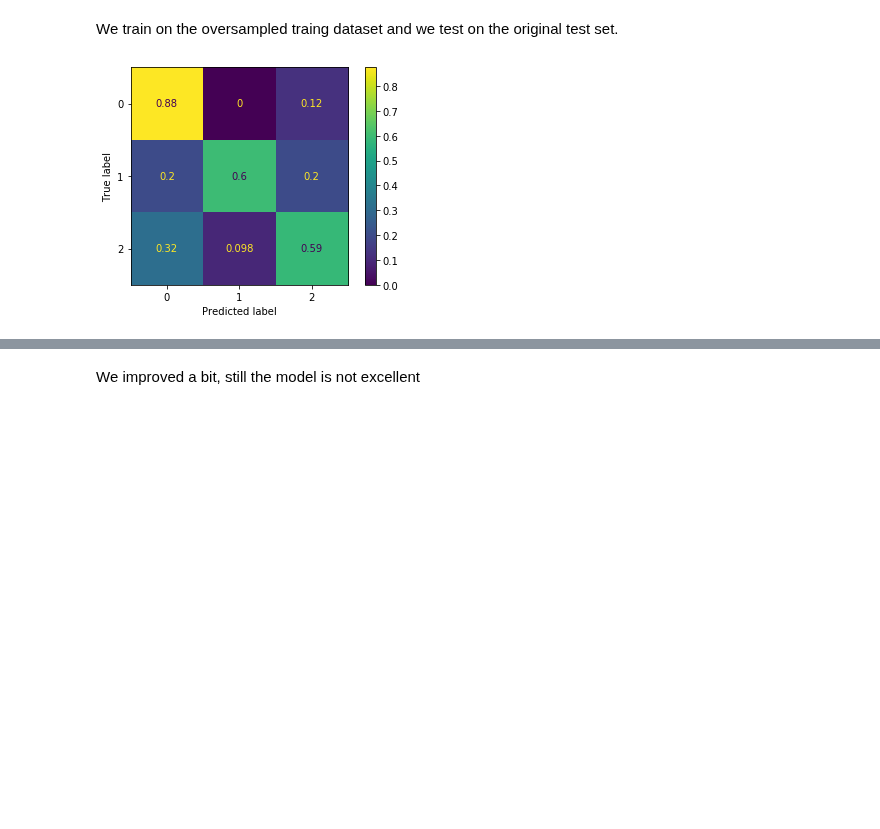
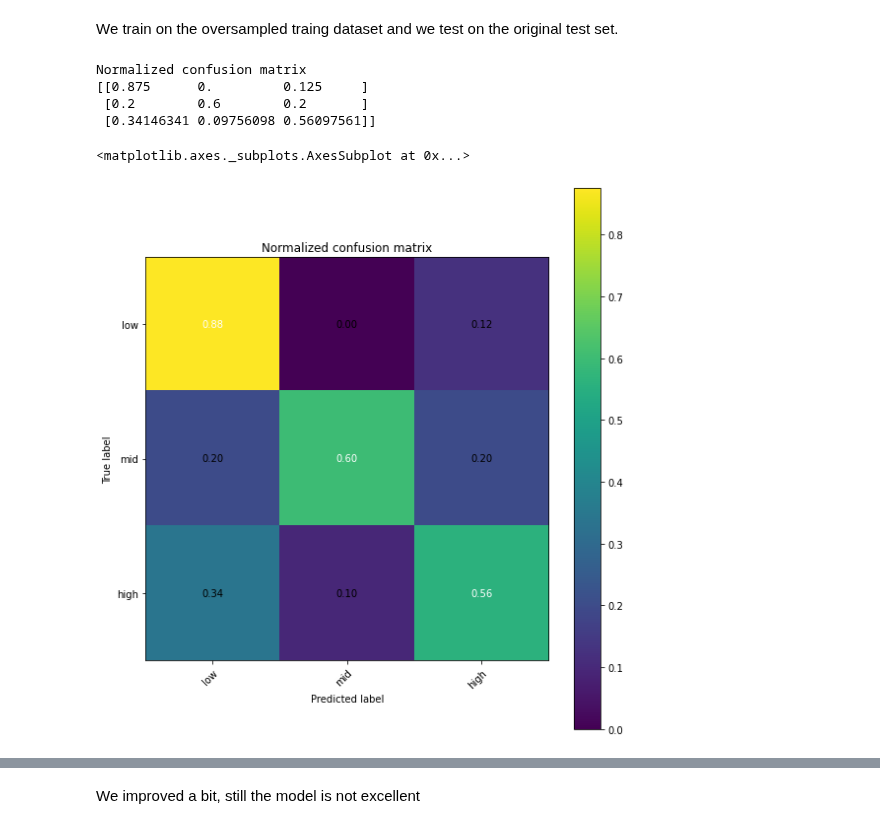
Before and after one commit to andreaaraldo/machine-learning-for-networks, a Jupyter notebook: 03.regression_contd-and-classification/c.classification.ipynb, the cells around one changed output, grey strips where cells are left out. Saved outputs shown, nothing was run; the diff lists cells and outputs as text; code cells hidden in the pictures; blank space fills up the shorter version.

Commit message:
Using plot_conf_mat

```diff
--- a/03.regression_contd-and-classification/c.classification.ipynb
+++ b/03.regression_contd-and-classification/c.classification.ipynb
@@ -381,0 +393,4 @@ plt.show()
+# %%
+class_names=np.array(["low", "mid", "high"] )
+
+plot_conf_mat(y_test, y_pred, class_names)
@@ -422,12 +457,14 @@ We train on the oversampled traing dataset and we test on the original test set.
 # %%
 model.fit(X_train_balanced, y_train_balanced)
 y_pred = model.predict(X_test)
-plot_confusion_matrix(model, X_test, y_test, normalize='true')
-
-if savefigures:
-  plt.savefig(my_path+'mmh-confusion.pdf')
+plot_conf_mat(y_test, y_pred,class_names)
 # %% [output]
+Normalized confusion matrix
+[[0.875      0.         0.125     ]
+ [0.2        0.6        0.2       ]
+ [0.34146341 0.09756098 0.56097561]]
+<matplotlib.axes._subplots.AxesSubplot at 0x...>
-[figure, old version]
+[figure, new version]
 # %%
 accuracy_score(y_pred, y_test)
 # %% [output]
```
Also changed, not shown: parts of 14 cells of this notebook.
